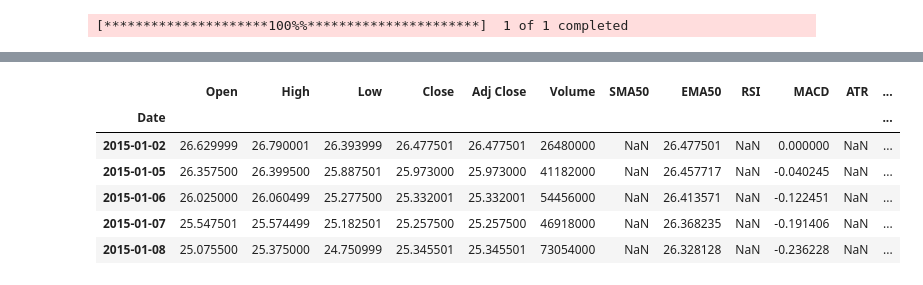
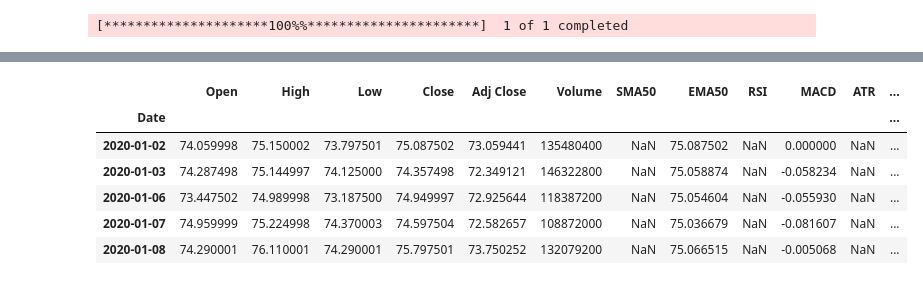
Before and after one commit to whanyu1212/compare-and-backtest-multiple-strategies, a Jupyter notebook: notebooks/test_ml.ipynb, the cells around one changed output, grey strips where cells are left out. Saved outputs shown, nothing was run; the diff lists cells and outputs as text; code cells hidden in the pictures.

```diff
--- a/notebooks/test_ml.ipynb
+++ b/notebooks/test_ml.ipynb
@@ -9,7 +9,7 @@ from sklearn.model_selection import train_test_split
 from lightgbm import LGBMClassifier
 from sklearn.metrics import accuracy_score, roc_auc_score
 # %%
-data = yf.download("GOOGL", start="2015-01-01", end="2020-01-01")
+data = yf.download("AAPL", start="2020-01-01", end="2024-03-01")
 # %% [output]
 [*********************100%%**********************]  1 of 1 completed
 # %%
@@ -61,15 +61,15 @@ data.tail()
 # %%
-data["Future_Close"] = data["Close"].shift(-10)  # Shift by 10 days
-data["Target"] = (data["Future_Close"] > data["Close"]).astype(int)
+data["Future_Close"] = data["Close"].shift(-5)  # Shift by 10 days
+data["Target"] = data["Future_Close"] > data["Close"].astype(int)
 data.head()
 # %% [output]
 |  | Open | High | Low | Close | Adj Close | Volume | SMA50 | EMA50 | RSI | MACD | ATR | ... |
 | Date |  |  |  |  |  |  |  |  |  |  |  | ... |
-| 2015-01-02 | 26.629999 | 26.790001 | 26.393999 | 26.477501 | 26.477501 | 26480000 | NaN | 26.477501 | NaN | 0.000000 | NaN | ... |
-| 2015-01-05 | 26.357500 | 26.399500 | 25.887501 | 25.973000 | 25.973000 | 41182000 | NaN | 26.457717 | NaN | -0.040245 | NaN | ... |
-| 2015-01-06 | 26.025000 | 26.060499 | 25.277500 | 25.332001 | 25.332001 | 54456000 | NaN | 26.413571 | NaN | -0.122451 | NaN | ... |
-| 2015-01-07 | 25.547501 | 25.574499 | 25.182501 | 25.257500 | 25.257500 | 46918000 | NaN | 26.368235 | NaN | -0.191406 | NaN | ... |
-| 2015-01-08 | 25.075500 | 25.375000 | 24.750999 | 25.345501 | 25.345501 | 73054000 | NaN | 26.328128 | NaN | -0.236228 | NaN | ... |
+| 2020-01-02 | 74.059998 | 75.150002 | 73.797501 | 75.087502 | 73.059441 | 135480400 | NaN | 75.087502 | NaN | 0.000000 | NaN | ... |
+| 2020-01-03 | 74.287498 | 75.144997 | 74.125000 | 74.357498 | 72.349121 | 146322800 | NaN | 75.058874 | NaN | -0.058234 | NaN | ... |
+| 2020-01-06 | 73.447502 | 74.989998 | 73.187500 | 74.949997 | 72.925644 | 118387200 | NaN | 75.054604 | NaN | -0.055930 | NaN | ... |
+| 2020-01-07 | 74.959999 | 75.224998 | 74.370003 | 74.597504 | 72.582657 | 108872000 | NaN | 75.036679 | NaN | -0.081607 | NaN | ... |
+| 2020-01-08 | 74.290001 | 76.110001 | 74.290001 | 75.797501 | 73.750252 | 132079200 | NaN | 75.066515 | NaN | -0.005068 | NaN | ... |
 # %%
 X = data.drop(["Target", "Future_Close"], axis=1)
 y = data["Target"]
```
Also changed, not shown: parts of 13 cells of this notebook, 1 other file.
